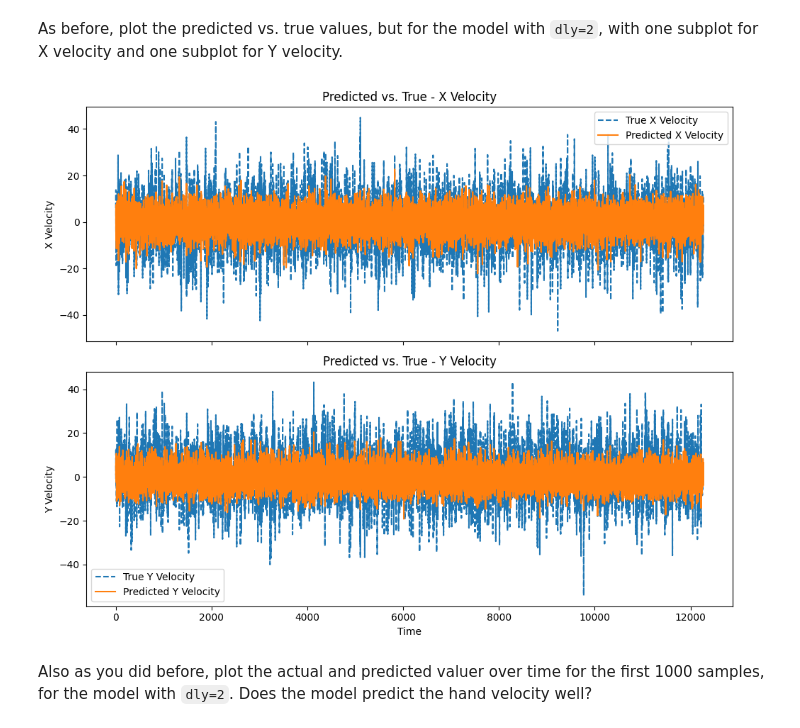
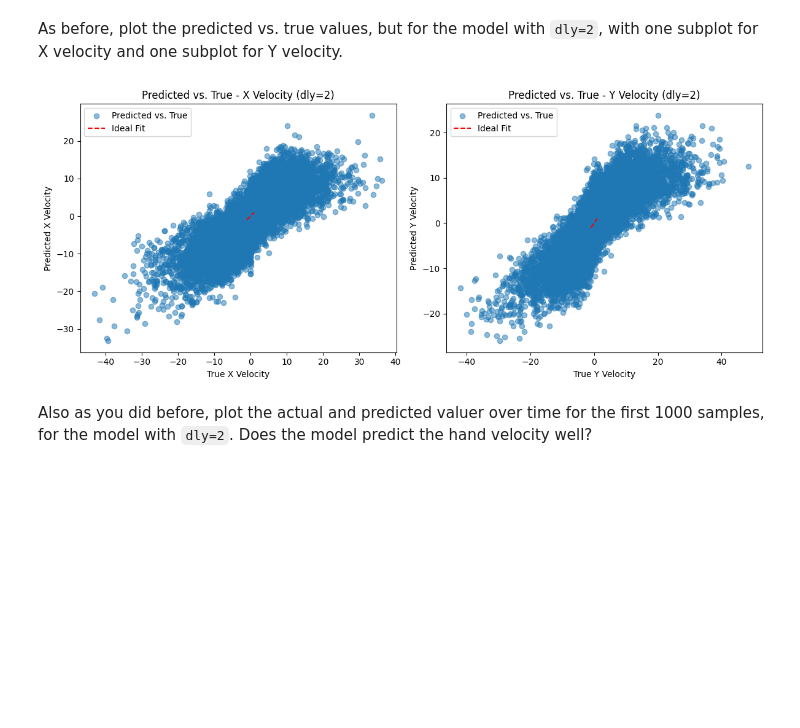
Before and after one commit to zhaoyao077/Baidu_Android_Final_Project, a Jupyter notebook: notebooks/4-neural-model-selection-hw.ipynb, the cells around one changed output. Cells and saved outputs as stored; diff of their text form; code cells hidden in the pictures; blank space fills up the shorter version.

```diff
--- a/notebooks/4-neural-model-selection-hw.ipynb
+++ b/notebooks/4-neural-model-selection-hw.ipynb
@@ -338,31 +317,51 @@ rsq_lagged = r2_score(y_test_lag, y_pred_lagged)
+# %%
+# TODO: Fit a linear model with dly=2
+
+# Step 1: Create delayed data with dly=2
+dly = 2
+Xdly, ydly = create_dly_data(X, y, dly)
+
+# Step 2: Split the delayed data into training and test sets (without shuffling)
+Xtr, Xts, ytr, yts = train_test_split(Xdly, ydly, test_size=0.33, shuffle=False)
+
+# Step 3: Fit a linear regression model using training data
+model_dly2 = LinearRegression()
+model_dly2.fit(Xtr, ytr)
+
+# Step 4: Predict on the test set
+yhat = model_dly2.predict(Xts)
+
+# Step 5: Compute the R² score
+rsq = r2_score(yts, yhat)
 # %% [markdown]
 As before, plot the predicted vs. true values, but for the model with `dly=2`, with one subplot for X velocity and one subplot for Y velocity.
 # %%
 # TODO: Predicted values vs true values visualization with dly=2
 import matplotlib.pyplot as plt
 
-# Assuming y_test_lag and y_pred_lagged have two columns: one for X velocity and one for Y velocity
-fig, axes = plt.subplots(2, 1, figsize=(10, 8), sharex=True)
+# Create subplots for X and Y velocity
+fig, axes = plt.subplots(1, 2, figsize=(12, 5))
 
-# Plot X velocity
-axes[0].plot(y_test_lag[:, 0], label="True X Velocity", linestyle="dashed")
-axes[0].plot(y_pred_lagged[:, 0], label="Predicted X Velocity")
-axes[0].set_ylabel("X Velocity")
-axes[0].set_title("Predicted vs. True - X Velocity")
+# Scatter plot for X velocity
+axes[0].scatter(yts[:, 0], yhat[:, 0], alpha=0.5, label="Predicted vs. True")
+axes[0].plot([-1, 1], [-1, 1], 'r', linestyle="dashed", label="Ideal Fit")  # Reference line
+axes[0].set_xlabel("True X Velocity")
+axes[0].set_ylabel("Predicted X Velocity")
+axes[0].set_title("Predicted vs. True - X Velocity (dly=2)")
 axes[0].legend()
 
-# Plot Y velocity
-axes[1].plot(y_test_lag[:, 1], label="True Y Velocity", linestyle="dashed")
-axes[1].plot(y_pred_lagged[:, 1], label="Predicted Y Velocity")
-axes[1].set_xlabel("Time")
-axes[1].set_ylabel("Y Velocity")
-axes[1].set_title("Predicted vs. True - Y Velocity")
+# Scatter plot for Y velocity
+axes[1].scatter(yts[:, 1], yhat[:, 1], alpha=0.5, label="Predicted vs. True")
+axes[1].plot([-1, 1], [-1, 1], 'r', linestyle="dashed", label="Ideal Fit")  # Reference line
+axes[1].set_xlabel("True Y Velocity")
+axes[1].set_ylabel("Predicted Y Velocity")
+axes[1].set_title("Predicted vs. True - Y Velocity (dly=2)")
 axes[1].legend()
 
 plt.tight_layout()
 plt.show()
 # %% [output]
-[figure, old version]
+[figure, new version]
 # %% [markdown]
 Also as you did before, plot the actual and predicted valuer over time for the first 1000 samples, for the model with `dly=2`. Does the model predict the hand velocity well?
 # %%
```
Also changed, not shown: parts of 10 cells of this notebook.
